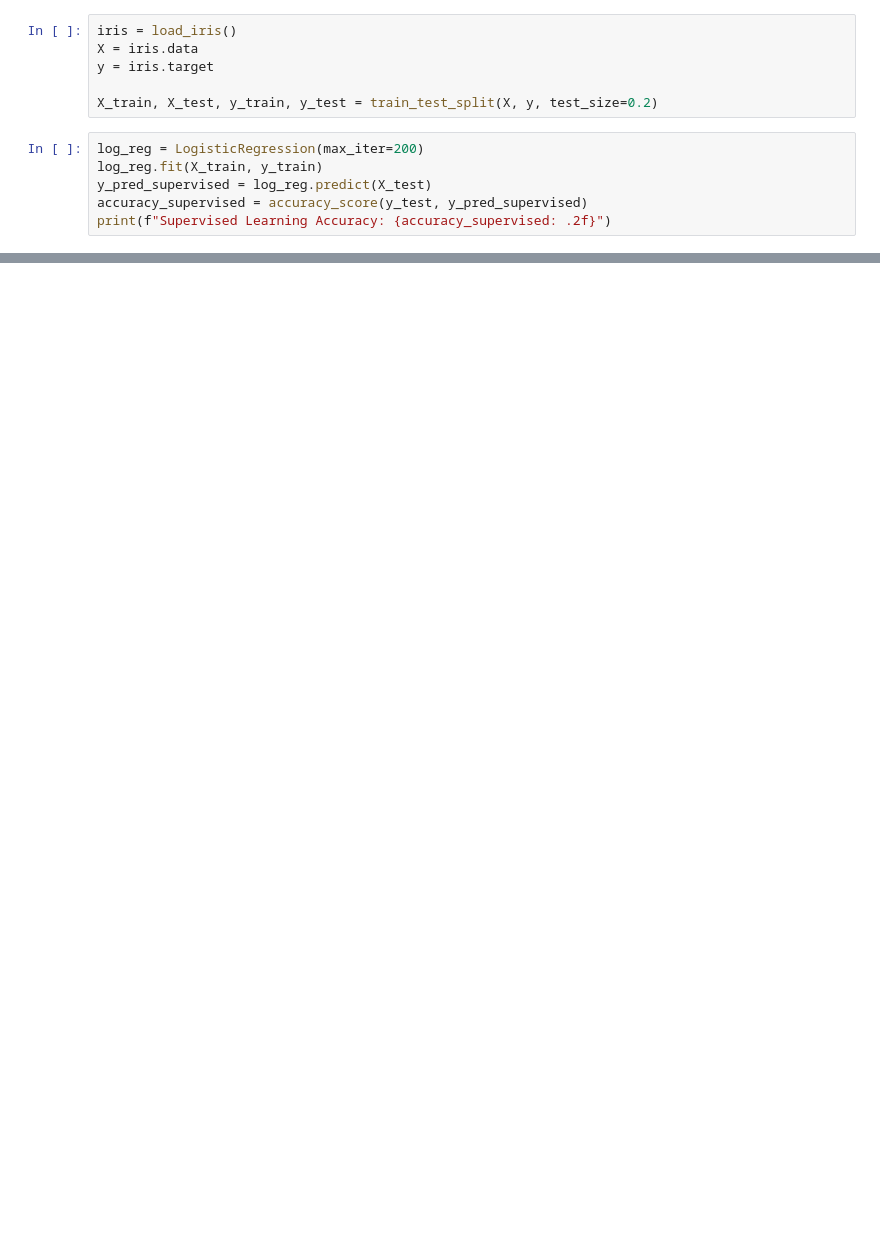
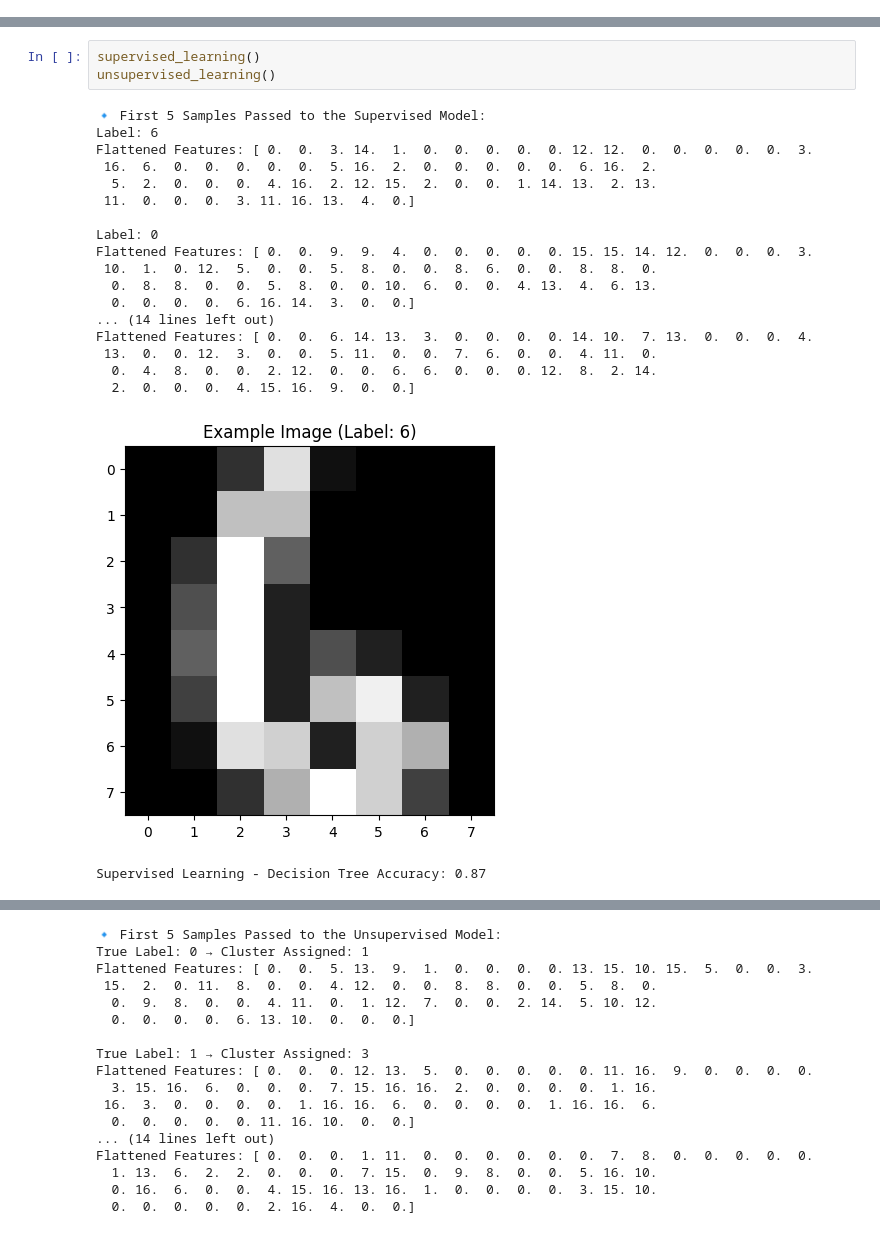
Before and after one commit to aimlworkshop/workshop, a Jupyter notebook: Session1/unsupervised.ipynb, the cells around one changed output, grey strips where cells are left out. Drawn from its saved outputs; the diff is of its cells as text; blank space fills up the shorter version.

Commit message:
first workshop complete, need to clean up

```diff
--- a/Session1/unsupervised.ipynb
+++ b/Session1/unsupervised.ipynb
@@ -9,12 +21,0 @@ from sklearn.metrics import accuracy_score
-# %%
-iris = load_iris()
-X = iris.data
-y = iris.target
-
-X_train, X_test, y_train, y_test = train_test_split(X, y, test_size=0.2)
-# %%
-log_reg = LogisticRegression(max_iter=200)
-log_reg.fit(X_train, y_train)
-y_pred_supervised = log_reg.predict(X_test)
-accuracy_supervised = accuracy_score(y_test, y_pred_supervised)
-print(f"Supervised Learning Accuracy: {accuracy_supervised: .2f}")
@@ -41,0 +286,23 @@ plt.show()
+# %%
+supervised_learning()
+unsupervised_learning()
+# %% [output]
+🔹 First 5 Samples Passed to the Supervised Model:
+Label: 6
+Flattened Features: [ 0.  0.  3. 14.  1.  0.  0.  0.  0.  0. 12. 12.  0.  0.  0.  0.  0.  3.
+ 16.  6.  0.  0.  0.  0.  0.  5. 16.  2.  0.  0.  0.  0.  0.  6. 16.  2.
+  5.  2.  0.  0.  0.  4. 16.  2. 12. 15.  2.  0.  0.  1. 14. 13.  2. 13.
+ 11.  0.  0.  0.  3. 11. 16. 13.  4.  0.]
+
+Label: 0
+Flattened Features: [ 0.  0.  9.  9.  4.  0.  0.  0.  0.  0. 15. 15. 14. 12.  0.  0.  0.  3.
+ 10.  1.  0. 12.  5.  0.  0.  5.  8.  0.  0.  8.  6.  0.  0.  8.  8.  0.
+  0.  8.  8.  0.  0.  5.  8.  0.  0. 10.  6.  0.  0.  4. 13.  4.  6. 13.
+  0.  0.  0.  0.  6. 16. 14.  3.  0.  0.]
+... (14 lines left out)
+Flattened Features: [ 0.  0.  6. 14. 13.  3.  0.  0.  0.  0. 14. 10.  7. 13.  0.  0.  0.  4.
+ 13.  0.  0. 12.  3.  0.  0.  5. 11.  0.  0.  7.  6.  0.  0.  4. 11.  0.
+  0.  4.  8.  0.  0.  2. 12.  0.  0.  6.  6.  0.  0.  0. 12.  8.  2. 14.
+  2.  0.  0.  0.  4. 15. 16.  9.  0.  0.]
+[figure, added]
+Supervised Learning - Decision Tree Accuracy: 0.87
@@ -41,0 +312,17 @@ plt.show()
+🔹 First 5 Samples Passed to the Unsupervised Model:
+True Label: 0 → Cluster Assigned: 1
+Flattened Features: [ 0.  0.  5. 13.  9.  1.  0.  0.  0.  0. 13. 15. 10. 15.  5.  0.  0.  3.
+ 15.  2.  0. 11.  8.  0.  0.  4. 12.  0.  0.  8.  8.  0.  0.  5.  8.  0.
+  0.  9.  8.  0.  0.  4. 11.  0.  1. 12.  7.  0.  0.  2. 14.  5. 10. 12.
+  0.  0.  0.  0.  6. 13. 10.  0.  0.  0.]
+
+True Label: 1 → Cluster Assigned: 3
+Flattened Features: [ 0.  0.  0. 12. 13.  5.  0.  0.  0.  0.  0. 11. 16.  9.  0.  0.  0.  0.
+  3. 15. 16.  6.  0.  0.  0.  7. 15. 16. 16.  2.  0.  0.  0.  0.  1. 16.
+ 16.  3.  0.  0.  0.  0.  1. 16. 16.  6.  0.  0.  0.  0.  1. 16. 16.  6.
+  0.  0.  0.  0.  0. 11. 16. 10.  0.  0.]
+... (14 lines left out)
+Flattened Features: [ 0.  0.  0.  1. 11.  0.  0.  0.  0.  0.  0.  7.  8.  0.  0.  0.  0.  0.
+  1. 13.  6.  2.  2.  0.  0.  0.  7. 15.  0.  9.  8.  0.  0.  5. 16. 10.
+  0. 16.  6.  0.  0.  4. 15. 16. 13. 16.  1.  0.  0.  0.  0.  3. 15. 10.
+  0.  0.  0.  0.  0.  2. 16.  4.  0.  0.]
```
Also changed, not shown: parts of 10 cells of this notebook, 1 other file.
